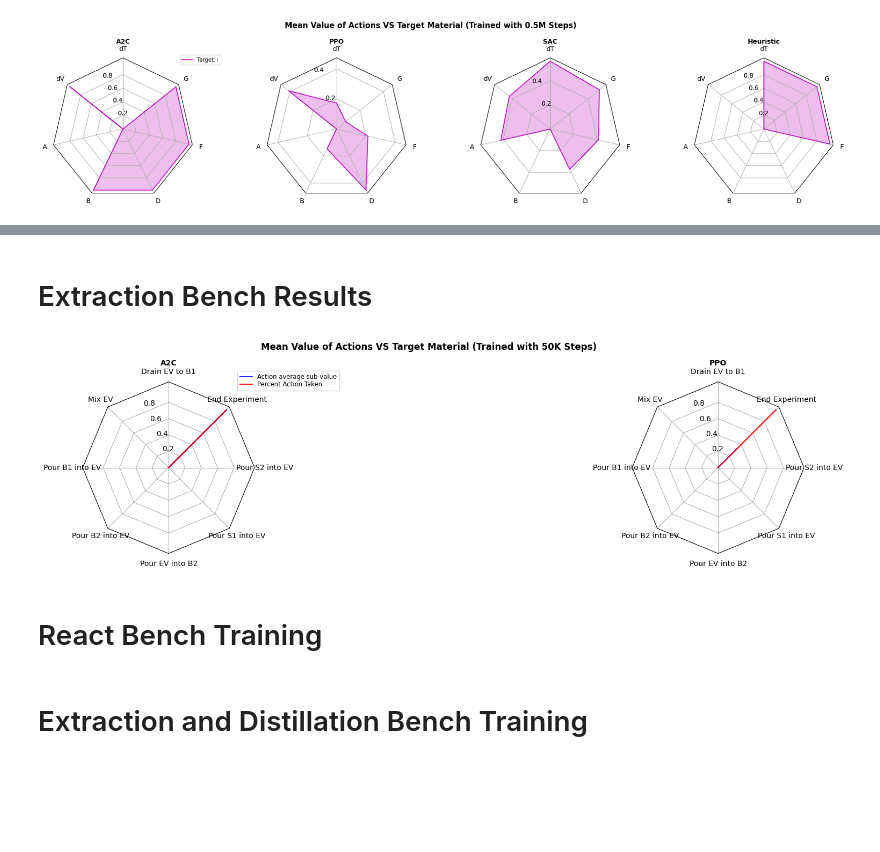
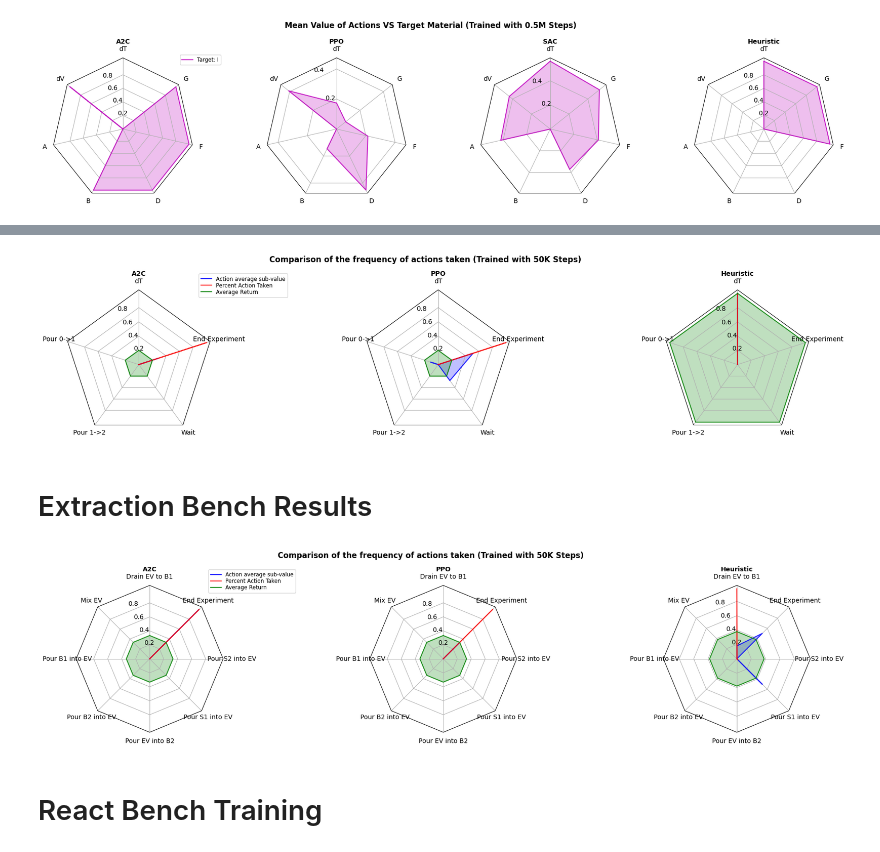
Before and after one commit to chemgymrl/chemgymrl, a Jupyter notebook: RL_rollout/Agent_Visualization.ipynb, the cells around one changed output, grey strips where cells are left out. Cells and saved outputs as stored; diff of their text form; code cells hidden in the pictures; blank space fills up the shorter version.

Commit message:
Added heuristic policy for extraction bench

```diff
--- a/RL_rollout/Agent_Visualization.ipynb
+++ b/RL_rollout/Agent_Visualization.ipynb
@@ -282,5 +282,5 @@ for i in range(len(FRtargs)):
 # %%
-def get_discrete_actions(frame):
+def get_discrete_actions(frame,N=None):
     """
     Gives distribution of actions (index 0) taken as well as the average value of the actions at index 1
     Inputs:
@@ -292,8 +292,8 @@ def get_discrete_actions(frame):
     """
     # turn observation column into a numpy array
     act = np.stack(frame.Action)
-
-    N = np.max(act[:,0])
+    if N is None:
+        N = np.max(act[:,0])
     N0= np.max(act[:,1])
     act0=[]
     act1=[]
@@ -301,6 +301,7 @@ def get_discrete_actions(frame):
     for i in range(N+1):
         #gather all data where the target is targets[N]
         cframe=frame[act[:,0]==i]
+
         #print(cframe)
         #Obtain the mean action of these episodes
         act0+=[len(cframe.Action)/act.shape[0]]
@@ -337,2 +319,0 @@ plt.show()
-# %% [markdown]
-# Extraction Bench Results
@@ -353,16 +320,23 @@ info = ([action_set]+
-# %%
-theta = radar_factory(len(info[0]), frame='polygon')
-fig, axs = plt.subplots(figsize=(22, 4), nrows=1, ncols=len(models),subplot_kw=dict(projection='radar'))
-fig.subplots_adjust(wspace=0.5, hspace=0.25, top=0.85, bottom=0.05)
-c=['b', 'r', 'g', 'm', 'y',"orange","r"]#[i:i+1]
-make_radar(theta,axs,info,colors=c)
-labels = ( 'Action average sub-value','Percent Action Taken')
-legend = axs[0].legend(labels, loc=(0.9, .95),labelspacing=0.1, fontsize='small')
-fig.text(0.5, 1.0, "Mean Value of Actions VS Target Material (Trained with 50K Steps)",
-             horizontalalignment='center', color='black', weight='bold',
-             size='large')
-plt.show()
-# %% [output]
-[figure, removed]
-# %% [markdown]
-# React Bench Training
+# %%
+info = ([['dT', 'Pour 0->1', 'Pour 1->2', 'Wait', 'End Experiment' ]]+
+[(models[i], get_discrete_actions(dppo[i],N=4)[::-1]+
+ [[dppo[i][dppo[i].Done==True].Reward.mean()]*5]
+ ) for i in range(len(models))]+
+[('Heuristic', get_discrete_actions(dheuristic,N=4)[::-1]
++[[dheuristic[dheuristic.Done==True].Reward.mean()]*5])])
+# %%
+theta = radar_factory(len(info[0]), frame='polygon')
+fig, axs = plt.subplots(figsize=(22, 4), nrows=1, ncols=len(models)+1,subplot_kw=dict(projection='radar'))
+fig.subplots_adjust(wspace=0.5, hspace=0.25, top=0.85, bottom=0.05)
+c=['b', 'r', 'g', 'm', 'y',"orange","r"]#[i:i+1]
+make_radar(theta,axs,info,colors=c)
+labels = ( 'Action average sub-value','Percent Action Taken',"Average Return")
+legend = axs[0].legend(labels, loc=(0.9, .95),labelspacing=0.1, fontsize='small')
+fig.text(0.5, 1.0, "Comparison of the frequency of actions taken (Trained with 50K Steps)",
+             horizontalalignment='center', color='black', weight='bold',
+             size='large')
+plt.show()
+# %% [output]
+[figure, added]
+# %% [markdown]
+# Extraction Bench Results
@@ -369,8 +363,22 @@ plt.show()
+# %%
+theta = radar_factory(len(info[0]), frame='polygon')
+fig, axs = plt.subplots(figsize=(22, 4), nrows=1, ncols=len(models)+1,subplot_kw=dict(projection='radar'))
+fig.subplots_adjust(wspace=0.5, hspace=0.25, top=0.85, bottom=0.05)
+c=['b', 'r', 'g', 'm', 'y',"orange","r"]#[i:i+1]
+make_radar(theta,axs,info,colors=c)
+labels = ( 'Action average sub-value','Percent Action Taken',"Average Return")
+legend = axs[0].legend(labels, loc=(0.9, .95),labelspacing=0.1, fontsize='small')
+fig.text(0.5, 1.0, "Comparison of the frequency of actions taken (Trained with 50K Steps)",
+             horizontalalignment='center', color='black', weight='bold',
+             size='large')
+plt.show()
+# %% [output]
+[figure, added]
+# %% [markdown]
+# React Bench Training
 # %%
 for algo in ["PPO","SAC","A2C"]:
     os.system("python RLTrain.py algorithm=%s environment=GenWurtzReact-v1 steps=500000"%algo)
 
 for algo in ["PPO","SAC","A2C"]:
     os.system("python RLTrain.py algorithm=%s environment=FictReact-v2 steps=500000"%algo)
-# %% [markdown]
-# Extraction and Distillation Bench Training
```
Also changed, not shown: parts of 25 cells of this notebook, 1 other file.
